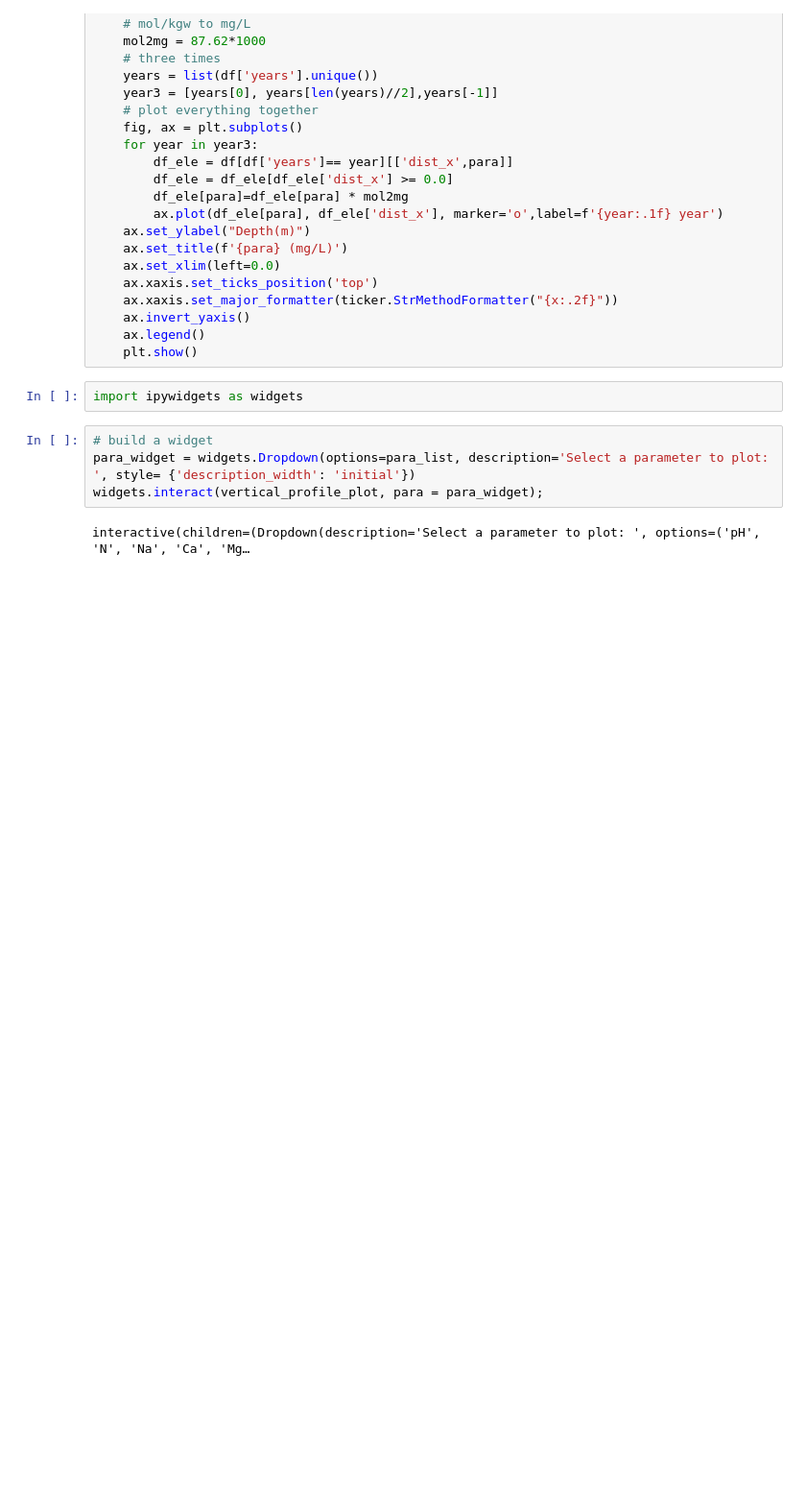
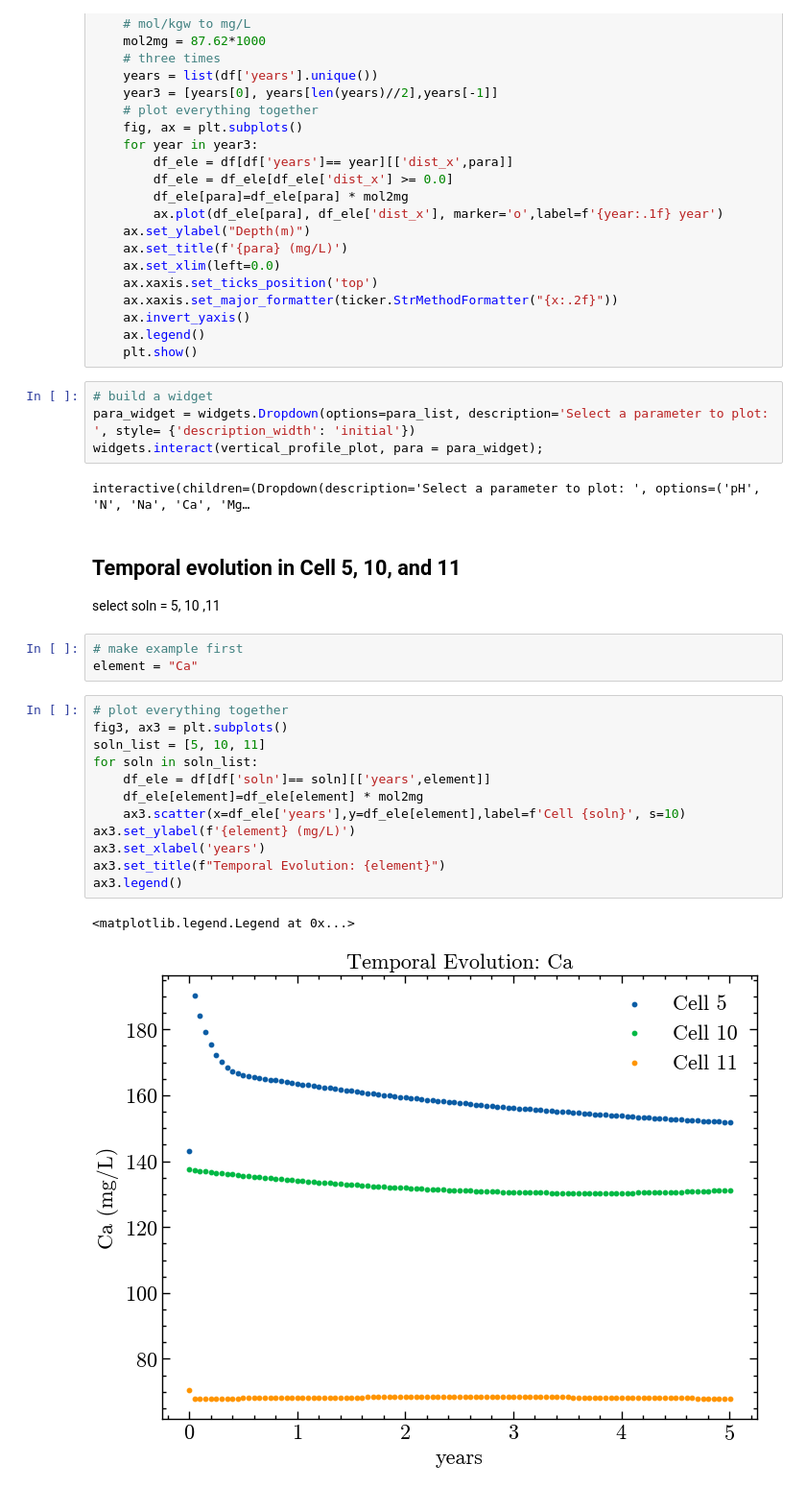
Before and after one commit to Geochemical-Modeling/PHREEQC_dataviz, a Jupyter notebook: viz_job001.ipynb, the cells around one changed output. Shown: that part at 96% size. Drawn from its saved outputs; the diff is of its cells as text; blank space fills up the shorter version.

Commit message:
temporal evolution

```diff
--- a/viz_job001.ipynb
+++ b/viz_job001.ipynb
@@ -181,11 +182,30 @@ def vertical_profile_plot(para):
     ax.invert_yaxis()
     ax.legend()
     plt.show()
-# %%
-import ipywidgets as widgets
 # %%
 # build a widget
 para_widget = widgets.Dropdown(options=para_list, description='Select a parameter to plot: ', style= {'description_width': 'initial'})
 widgets.interact(vertical_profile_plot, para = para_widget);
 # %% [output]
 interactive(children=(Dropdown(description='Select a parameter to plot: ', options=('pH', 'N', 'Na', 'Ca', 'Mg…
+# %% [markdown]
+## Temporal evolution in Cell 5, 10, and 11
+select soln = 5, 10 ,11
+# %%
+# make example first
+element = "Ca"
+# %%
+# plot everything together
+fig3, ax3 = plt.subplots()
+soln_list = [5, 10, 11]
+for soln in soln_list:
+    df_ele = df[df['soln']== soln][['years',element]]
+    df_ele[element]=df_ele[element] * mol2mg
+    ax3.scatter(x=df_ele['years'],y=df_ele[element],label=f'Cell {soln}', s=10)
+ax3.set_ylabel(f'{element} (mg/L)')
+ax3.set_xlabel('years')
+ax3.set_title(f"Temporal Evolution: {element}")
+ax3.legend()
+# %% [output]
+<matplotlib.legend.Legend at 0x...>
+[figure, added]
```
Also changed, not shown: parts of 3 cells of this notebook.
